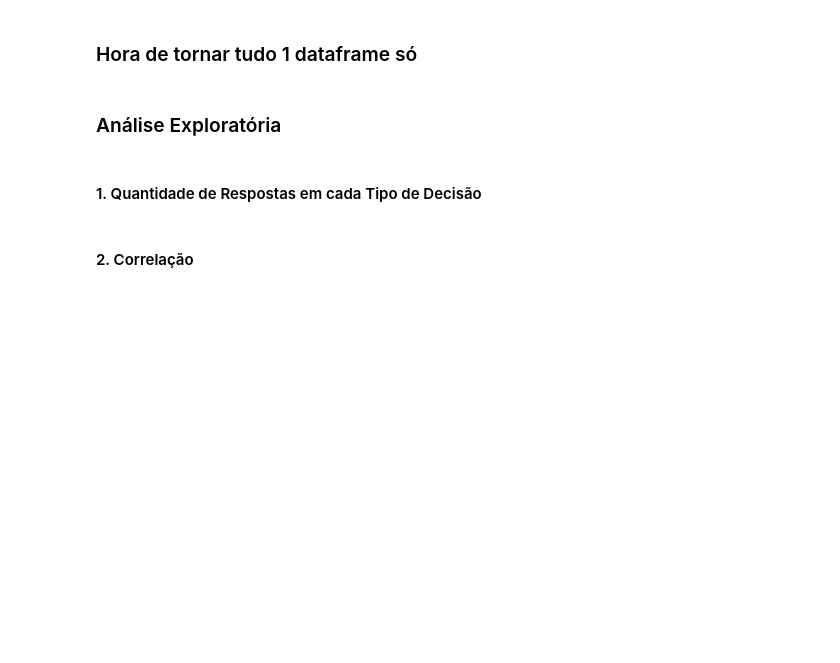
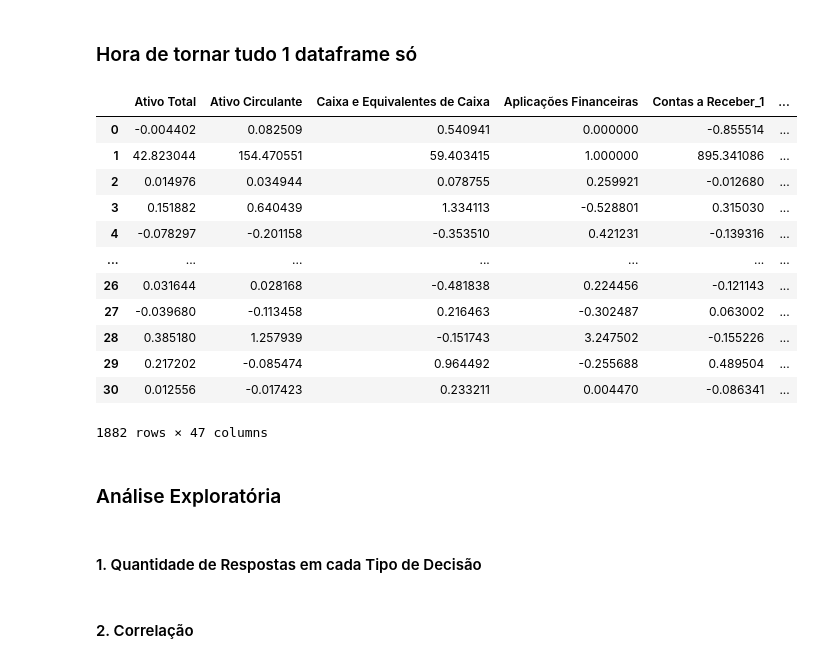
Before and after one commit to WelitonSR/Python-AI_Acoes, a Jupyter notebook: Arquivo Inicial da Aula 3 (Gabarito da Aula 2).ipynb, the cells around one changed output. Cells and saved outputs as stored; diff of their text form; code cells hidden in the pictures; blank space fills up the shorter version.

```diff
--- a/Arquivo Inicial da Aula 3 (Gabarito da Aula 2).ipynb
+++ b/Arquivo Inicial da Aula 3 (Gabarito da Aula 2).ipynb
@@ -535,5 +500,28 @@ print(fundamentos["ABEV3"].shape)
 # %% [markdown]
 ### Hora de tornar tudo 1 dataframe só
+# %%
+copia_fundamentos = fundamentos.copy()
+# %%
+base_dados = pd.DataFrame()
+for empresa in copia_fundamentos:
+    copia_fundamentos[empresa] = copia_fundamentos[empresa][1:-1]
+    copia_fundamentos[empresa] = copia_fundamentos[empresa].reset_index(drop=True)
+    base_dados = base_dados.append(copia_fundamentos[empresa])
+display(base_dados)
+# %% [output]
+|  | Ativo Total | Ativo Circulante | Caixa e Equivalentes de Caixa | Aplicações Financeiras | Contas a Receber_1 | ... |
+| 0 | -0.004402 | 0.082509 | 0.540941 | 0.000000 | -0.855514 | ... |
+| 1 | 42.823044 | 154.470551 | 59.403415 | 1.000000 | 895.341086 | ... |
+| 2 | 0.014976 | 0.034944 | 0.078755 | 0.259921 | -0.012680 | ... |
+| 3 | 0.151882 | 0.640439 | 1.334113 | -0.528801 | 0.315030 | ... |
+| 4 | -0.078297 | -0.201158 | -0.353510 | 0.421231 | -0.139316 | ... |
+| ... | ... | ... | ... | ... | ... | ... |
+| 26 | 0.031644 | 0.028168 | -0.481838 | 0.224456 | -0.121143 | ... |
+| 27 | -0.039680 | -0.113458 | 0.216463 | -0.302487 | 0.063002 | ... |
+| 28 | 0.385180 | 1.257939 | -0.151743 | 3.247502 | -0.155226 | ... |
+| 29 | 0.217202 | -0.085474 | 0.964492 | -0.255688 | 0.489504 | ... |
+| 30 | 0.012556 | -0.017423 | 0.233211 | 0.004470 | -0.086341 | ... |
+1882 rows × 47 columns
 # %% [markdown]
 ### Análise Exploratória
 # %% [markdown]
```
Also changed, not shown: parts of 3 cells of this notebook.
